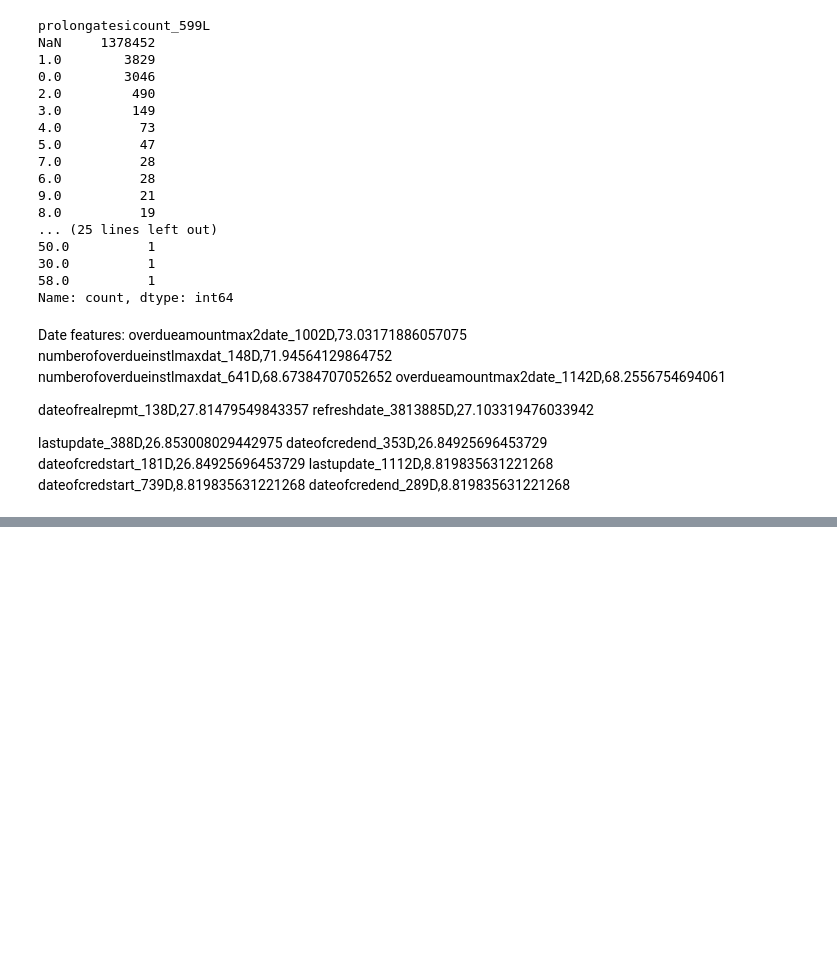
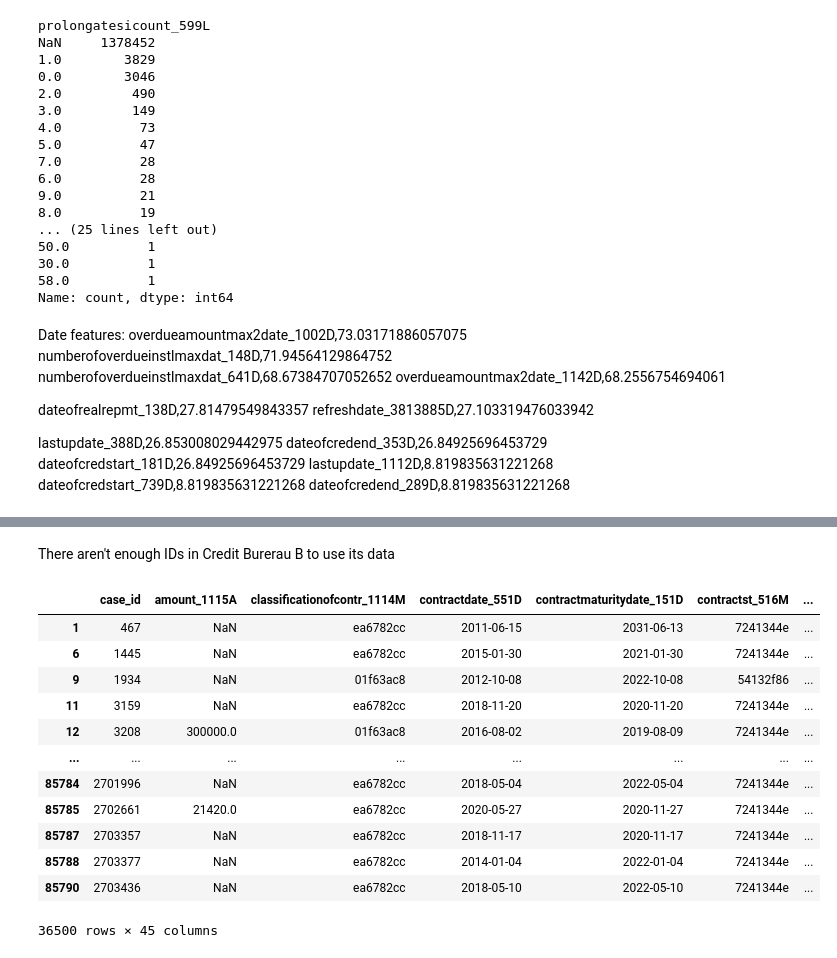
Before and after one commit to manpreetsingh227/MSc-project, a Jupyter notebook: notebooks/featureselection.ipynb, the cells around one changed output, grey strips where cells are left out. Drawn from its saved outputs; the diff is of its cells as text; code cells hidden in the pictures; blank space fills up the shorter version.

```diff
--- a/notebooks/featureselection.ipynb
+++ b/notebooks/featureselection.ipynb
@@ -626,0 +666,21 @@ credit_bureau_a_2 =
+# %% [markdown]
+There aren't enough IDs in Credit Burerau B to use its data
+# %%
+credit_bureau_b_1 = pd.read_parquet(path + 'credit_bureau_b_1.parquet')
+credit_bureau_b_2 = pd.read_parquet(path + 'credit_bureau_b_2.parquet')
+# %%
+credit_bureau_b_1[(credit_bureau_b_1["num_group1"]==0)]
+# %% [output]
+|  | case_id | amount_1115A | classificationofcontr_1114M | contractdate_551D | contractmaturitydate_151D | contractst_516M | ... |
+| 1 | 467 | NaN | ea6782cc | 2011-06-15 | 2031-06-13 | 7241344e | ... |
+| 6 | 1445 | NaN | ea6782cc | 2015-01-30 | 2021-01-30 | 7241344e | ... |
+| 9 | 1934 | NaN | 01f63ac8 | 2012-10-08 | 2022-10-08 | 54132f86 | ... |
+| 11 | 3159 | NaN | ea6782cc | 2018-11-20 | 2020-11-20 | 7241344e | ... |
+| 12 | 3208 | 300000.0 | 01f63ac8 | 2016-08-02 | 2019-08-09 | 7241344e | ... |
+| ... | ... | ... | ... | ... | ... | ... | ... |
+| 85784 | 2701996 | NaN | ea6782cc | 2018-05-04 | 2022-05-04 | 7241344e | ... |
+| 85785 | 2702661 | 21420.0 | ea6782cc | 2020-05-27 | 2020-11-27 | 7241344e | ... |
+| 85787 | 2703357 | NaN | ea6782cc | 2018-11-17 | 2020-11-17 | 7241344e | ... |
+| 85788 | 2703377 | NaN | ea6782cc | 2014-01-04 | 2022-01-04 | 7241344e | ... |
+| 85790 | 2703436 | NaN | ea6782cc | 2018-05-10 | 2022-05-10 | 7241344e | ... |
+36500 rows × 45 columns
```
Also changed, not shown: parts of 11 cells of this notebook.
